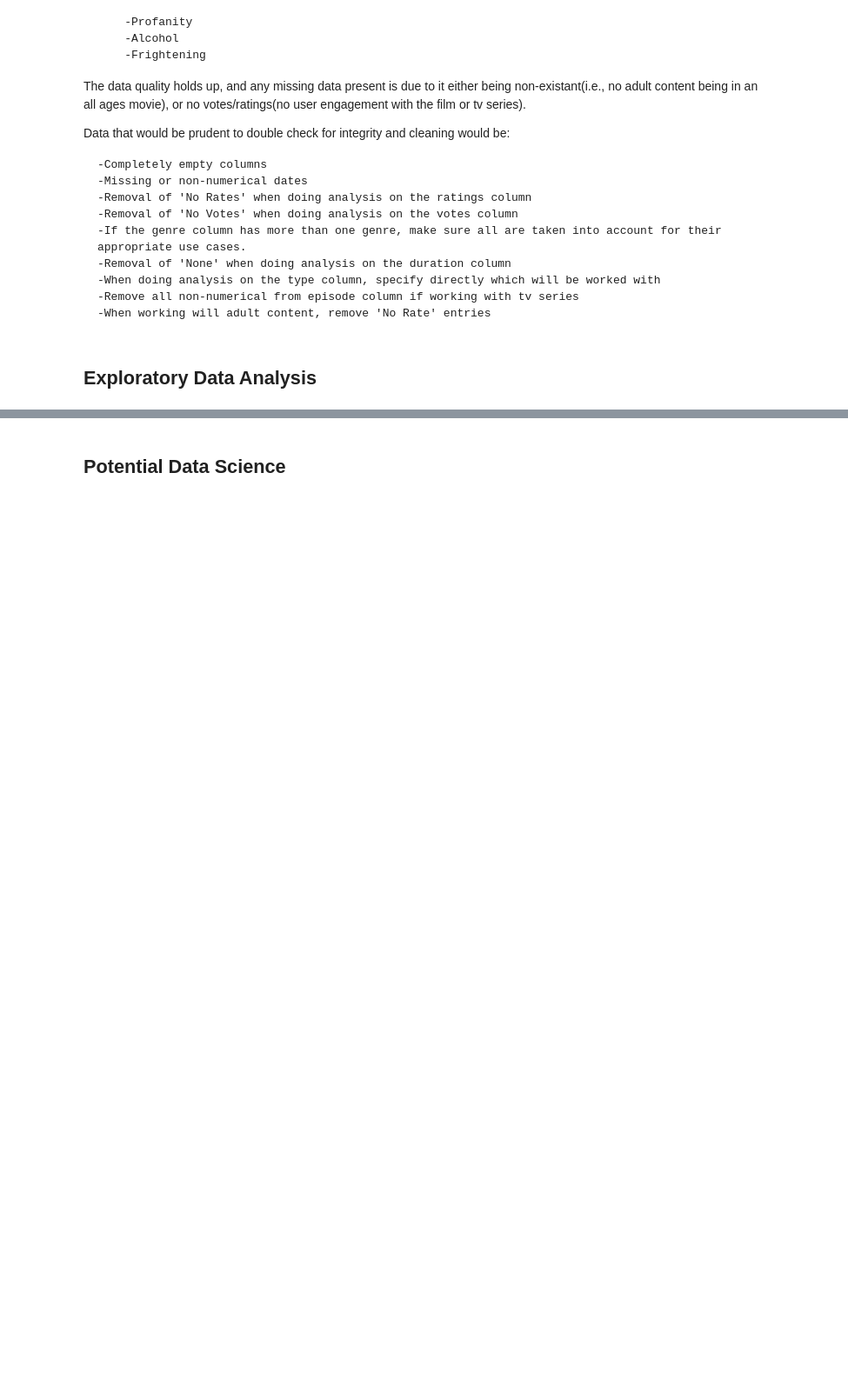
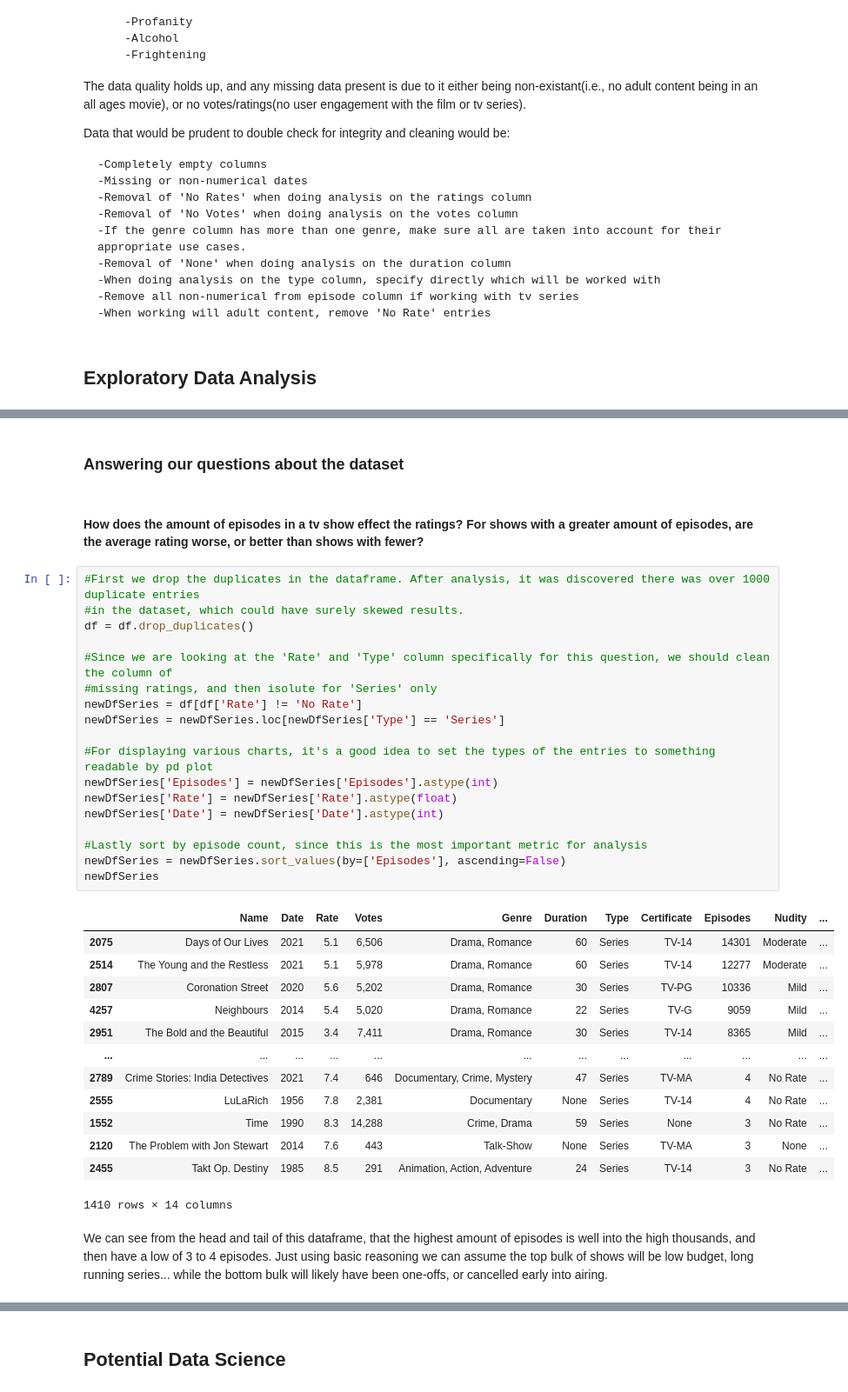
Before and after one commit to JTFin/CSCI2000U-Project, a Jupyter notebook: project-group29.ipynb, the cells around one changed output, grey strips where cells are left out. Shown at 87% size. Cells and saved outputs as stored; diff of their text form; blank space fills up the shorter version.

```diff
--- a/project-group29.ipynb
+++ b/project-group29.ipynb
@@ -76,0 +148,38 @@ Data that would be prudent to double check for integrity and cleaning would be:
+# %% [markdown]
+### Answering our questions about the dataset
+# %% [markdown]
+#### How does the amount of episodes in a tv show effect the ratings? For shows with a greater amount of episodes, are the average rating worse, or better than shows with fewer?
+# %%
+#First we drop the duplicates in the dataframe. After analysis, it was discovered there was over 1000 duplicate entries
+#in the dataset, which could have surely skewed results.
+df = df.drop_duplicates()
+
+#Since we are looking at the 'Rate' and 'Type' column specifically for this question, we should clean the column of
+#missing ratings, and then isolute for 'Series' only
+newDfSeries = df[df['Rate'] != 'No Rate']
+newDfSeries = newDfSeries.loc[newDfSeries['Type'] == 'Series']
+
+#For displaying various charts, it's a good idea to set the types of the entries to something readable by pd plot
+newDfSeries['Episodes'] = newDfSeries['Episodes'].astype(int)
+newDfSeries['Rate'] = newDfSeries['Rate'].astype(float)
+newDfSeries['Date'] = newDfSeries['Date'].astype(int)
+
+#Lastly sort by episode count, since this is the most important metric for analysis
+newDfSeries = newDfSeries.sort_values(by=['Episodes'], ascending=False)
+newDfSeries
+# %% [output]
+|  | Name | Date | Rate | Votes | Genre | Duration | Type | Certificate | Episodes | Nudity | ... |
+| 2075 | Days of Our Lives | 2021 | 5.1 | 6,506 | Drama, Romance | 60 | Series | TV-14 | 14301 | Moderate | ... |
+| 2514 | The Young and the Restless | 2021 | 5.1 | 5,978 | Drama, Romance | 60 | Series | TV-14 | 12277 | Moderate | ... |
+| 2807 | Coronation Street | 2020 | 5.6 | 5,202 | Drama, Romance | 30 | Series | TV-PG | 10336 | Mild | ... |
+| 4257 | Neighbours | 2014 | 5.4 | 5,020 | Drama, Romance | 22 | Series | TV-G | 9059 | Mild | ... |
+| 2951 | The Bold and the Beautiful | 2015 | 3.4 | 7,411 | Drama, Romance | 30 | Series | TV-14 | 8365 | Mild | ... |
+| ... | ... | ... | ... | ... | ... | ... | ... | ... | ... | ... | ... |
+| 2789 | Crime Stories: India Detectives | 2021 | 7.4 | 646 | Documentary, Crime, Mystery | 47 | Series | TV-MA | 4 | No Rate | ... |
+| 2555 | LuLaRich | 1956 | 7.8 | 2,381 | Documentary | None | Series | TV-14 | 4 | No Rate | ... |
+| 1552 | Time | 1990 | 8.3 | 14,288 | Crime, Drama | 59 | Series | None | 3 | No Rate | ... |
+| 2120 | The Problem with Jon Stewart | 2014 | 7.6 | 443 | Talk-Show | None | Series | TV-MA | 3 | None | ... |
+| 2455 | Takt Op. Destiny | 1985 | 8.5 | 291 | Animation, Action, Adventure | 24 | Series | TV-14 | 3 | No Rate | ... |
+1410 rows × 14 columns
+# %% [markdown]
+We can see from the head and tail of this dataframe, that the highest amount of episodes is well into the high thousands, and then have a low of 3 to 4 episodes. Just using basic reasoning we can assume the top bulk of shows will be low budget, long running series... while the bottom bulk will likely have been one-offs, or cancelled early into airing.
```
Also changed, not shown: parts of 14 cells of this notebook.
